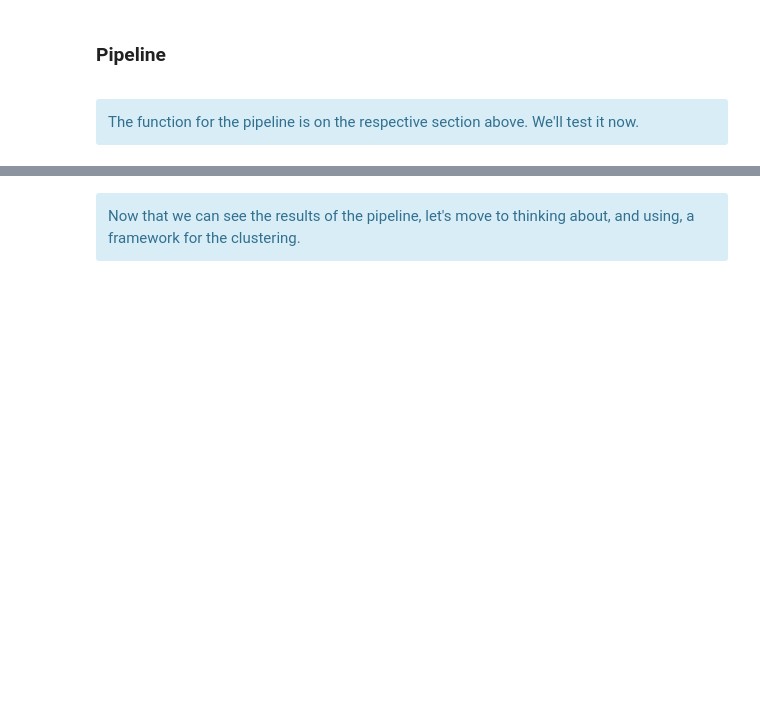
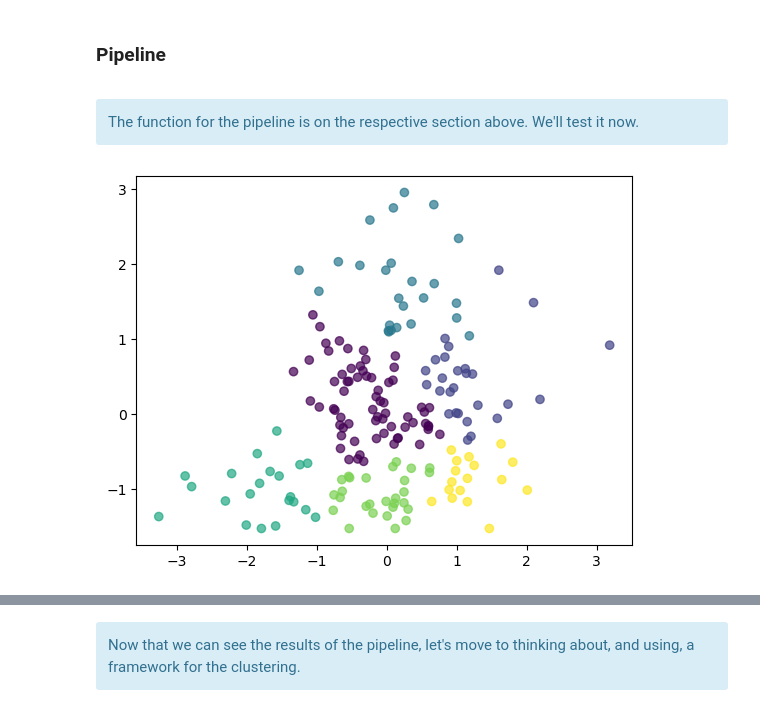
Before and after one commit to LawrenceKay/worldwide_covid_policy, a Jupyter notebook: notebooks/WCP_oxcgrt_clustering.ipynb, the cells around one changed output, grey strips where cells are left out. Saved outputs shown, nothing was run; the diff lists cells and outputs as text; code cells hidden in the pictures; blank space fills up the shorter version.

```diff
--- a/notebooks/WCP_oxcgrt_clustering.ipynb
+++ b/notebooks/WCP_oxcgrt_clustering.ipynb
@@ -687,0 +978,15 @@ The function for the pipeline is on the respective section above. We'll test it
+# %%
+# Tests the function with agglomerative clustering
+clustering_function(clustering_choice = AgglomerativeClustering,
+                    choice_of_dataframe = oxcgrt_simple_country_groups[['StringencyIndex_Average', 'EconomicSupportIndex']],
+                    x_choice = oxcgrt_simple_country_groups['StringencyIndex_Average'],
+                    y_choice = oxcgrt_simple_country_groups['EconomicSupportIndex'],
+                    no_of_clusters_choice = 6,
+                    scaler_choice = StandardScaler(),
+                    chart_title_choice = 'Function test',
+                    eps_choice = None,
+                    min_samples_choice = None,
+                    number_of_components_choice = 2,
+                    linkage_choice = 'ward')
+# %% [output]
+[figure, added]
```
Also changed, not shown: parts of 8 cells of this notebook.
